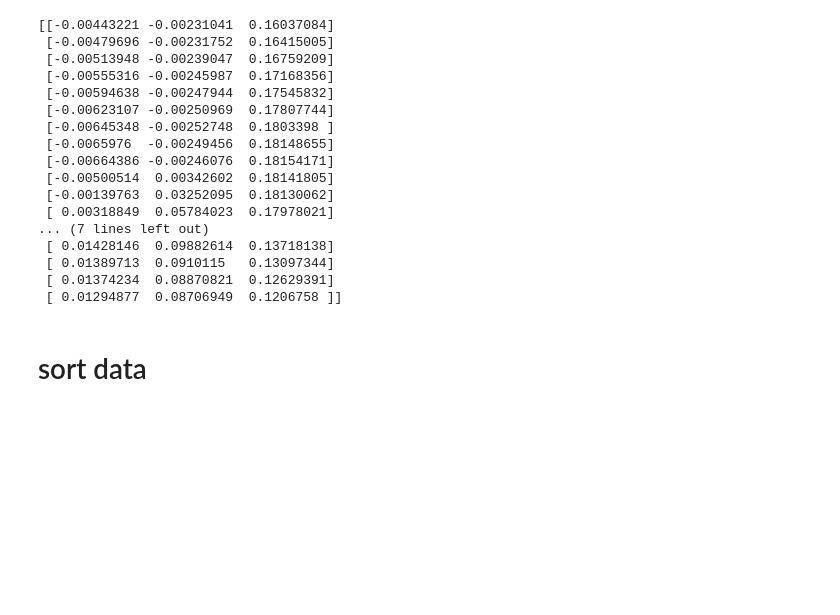
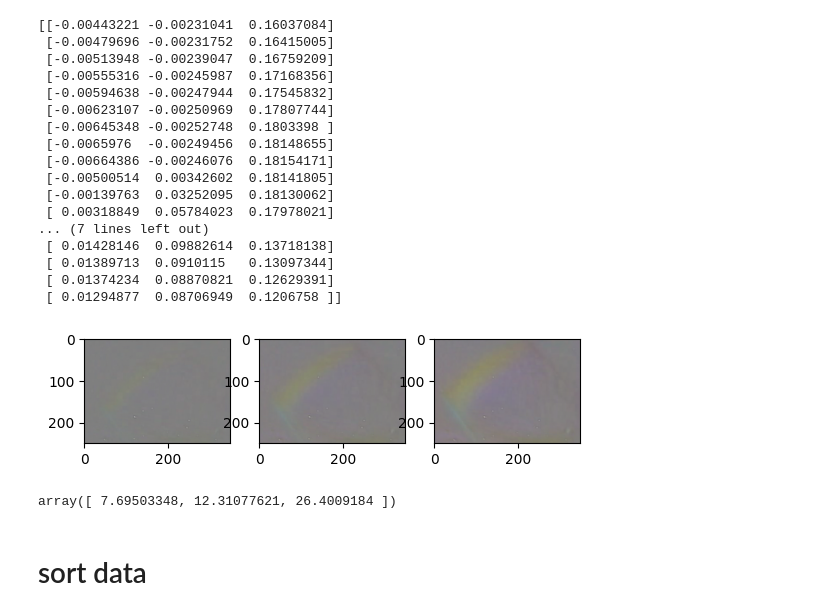
Before and after one commit to shepai/Tactile_Language_Model, a Jupyter notebook: code/gelsight.ipynb, the cells around one changed output. Saved outputs shown, nothing was run; the diff lists cells and outputs as text; code cells hidden in the pictures; blank space fills up the shorter version.

```diff
--- a/code/gelsight.ipynb
+++ b/code/gelsight.ipynb
@@ -23,15 +23,3 @@ Dataset downloaded to: /mnt/data0/drs25/data
 Dataset downloaded to: /mnt/data0/drs25/data
 # %% [markdown]
 ## Inspect and Process data
-# %%
-
-frames = load_pickle_dataset('/mnt/data0/drs25/data/FORCE/sphere/batch_1/dataset_gelsight_00.pkl')
-frames1 = load_pickle_dataset('/mnt/data0/drs25/data/FORCE/sphere/batch_1/dataset_gelsight_01.pkl')
-frames2 = load_pickle_dataset('/mnt/data0/drs25/data/FORCE/sphere/batch_1/dataset_gelsight_02.pkl')
-frames3 = load_pickle_dataset('/mnt/data0/drs25/data/FORCE/sphere/batch_1/dataset_gelsight_03.pkl')
-forces = load_pickle_dataset('/mnt/data0/drs25/data/FORCE/sphere/batch_1/dataset_slip_forces.pkl')
-img = load_bin_image(frames[0])
-plt.imshow(img)
-plt.axis("off")
-plt.show()
-print(forces.keys())
@@ -82,6 +67,29 @@ dict_keys(['indexes', 'forces', 'forces_slip', 'poses', 'delta_forces', 'delta_m
  [ 0.01389713  0.0910115   0.13097344]
  [ 0.01374234  0.08870821  0.12629391]
  [ 0.01294877  0.08706949  0.1206758 ]]
+# %%
+import pickle
+import matplotlib.pyplot as plt
+def load_pickle_dataset(file_dataset):
+    with open(file_dataset, "rb") as f:
+        all_frames = pickle.load(f)
+    return all_frames
+
+example_file="/mnt/data0/drs25/data/gelsight_youngs_modulus_dataset/foam_rod/grasp=0/augmentation=0/RGB.pkl"
+p=load_pickle_dataset(example_file)
+plt.subplot(1,3,1)
+plt.imshow(p[0])
+plt.subplot(1,3,2)
+plt.imshow(p[1])
+plt.subplot(1,3,3)
+plt.imshow(p[2])
+plt.show()
+example_file="/mnt/data0/drs25/data/gelsight_youngs_modulus_dataset/foam_rod/grasp=0/augmentation=0/forces.pkl"
+p=load_pickle_dataset(example_file)
+p
+# %% [output]
+[figure, added]
+array([ 7.69503348, 12.31077621, 26.4009184 ])
 # %% [markdown]
 # sort data
 # %%
```
Also changed, not shown: parts of 6 cells of this notebook.
